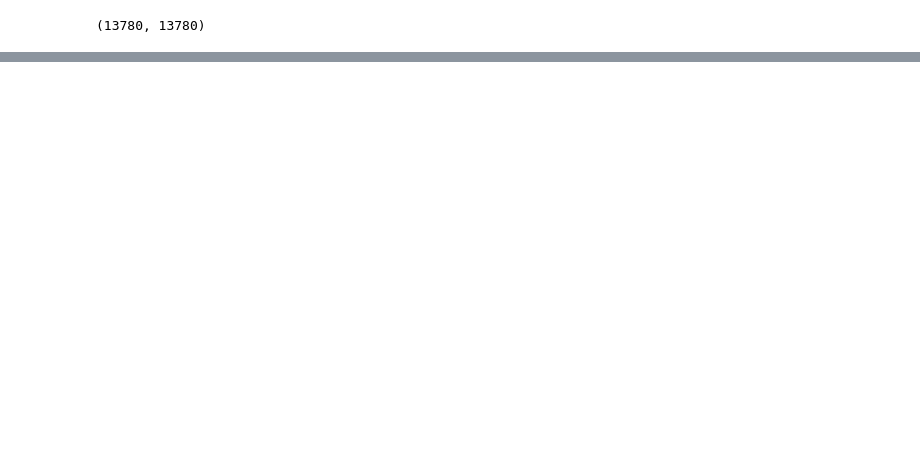
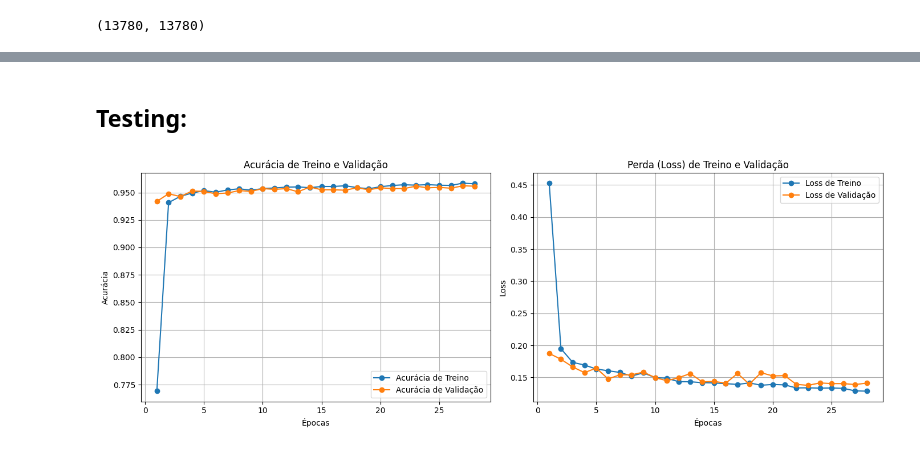
Before and after one commit to Roldao-Neto/Malaria-Detection-on-Raspberry-Pi-Zero-2W, a Jupyter notebook: model_dev.ipynb, the cells around one changed output, grey strips where cells are left out. Drawn from its saved outputs; the diff is of its cells as text; code cells hidden in the pictures; blank space fills up the shorter version.

```diff
--- a/model_dev.ipynb
+++ b/model_dev.ipynb
@@ -566,0 +242,14 @@ plt.show()
+# %%
+model.compile(
+    optimizer= tf.keras.optimizers.Adam(learning_rate=0.001),
+    loss='binary_crossentropy',
+    metrics=['accuracy']
+)
+# %%
+callbacks = [
+    tf.keras.callbacks.ReduceLROnPlateau(monitor='val_loss', factor=0.5, patience=3, verbose=1),
+    tf.keras.callbacks.EarlyStopping(monitor='val_loss', patience=5, restore_best_weights=True),
+    tf.keras.callbacks.ModelCheckpoint(filepath='../Projects/Malaria-Detection-on-Raspberry-Pi-Zero-2W/models/model.keras', save_best_only=True, monitor='val_loss')
+]
+# %%
+history = model.fit(train_ds, validation_data=val_ds, epochs=100, callbacks=callbacks)
@@ -566,0 +297,31 @@ plt.show()
+# %% [markdown]
+## Testing:
+# %%
+acc = history.history['accuracy']
+val_acc = history.history['val_accuracy']
+loss = history.history['loss']
+val_loss = history.history['val_loss']
+
+epochs_range = range(1, len(acc) + 1)
+
+plt.figure(figsize=(14, 5))
+plt.subplot(1, 2, 1)
+plt.plot(epochs_range, acc, 'o-', label='Acurácia de Treino')
+plt.plot(epochs_range, val_acc, 'o-', label='Acurácia de Validação')
+plt.title('Acurácia de Treino e Validação')
+plt.xlabel('Épocas')
+plt.ylabel('Acurácia')
+plt.grid(True)
+plt.legend(loc='lower right')
+plt.subplot(1, 2, 2)
+plt.plot(epochs_range, loss, 'o-', label='Loss de Treino')
+plt.plot(epochs_range, val_loss, 'o-', label='Loss de Validação')
+plt.title('Perda (Loss) de Treino e Validação')
+plt.xlabel('Épocas')
+plt.ylabel('Loss')
+plt.grid(True)
+plt.legend(loc='upper right')
+plt.tight_layout()
+plt.show()
+# %% [output]
+[figure, added]
```
Also changed, not shown: parts of 96 cells of this notebook, 5 other files.
